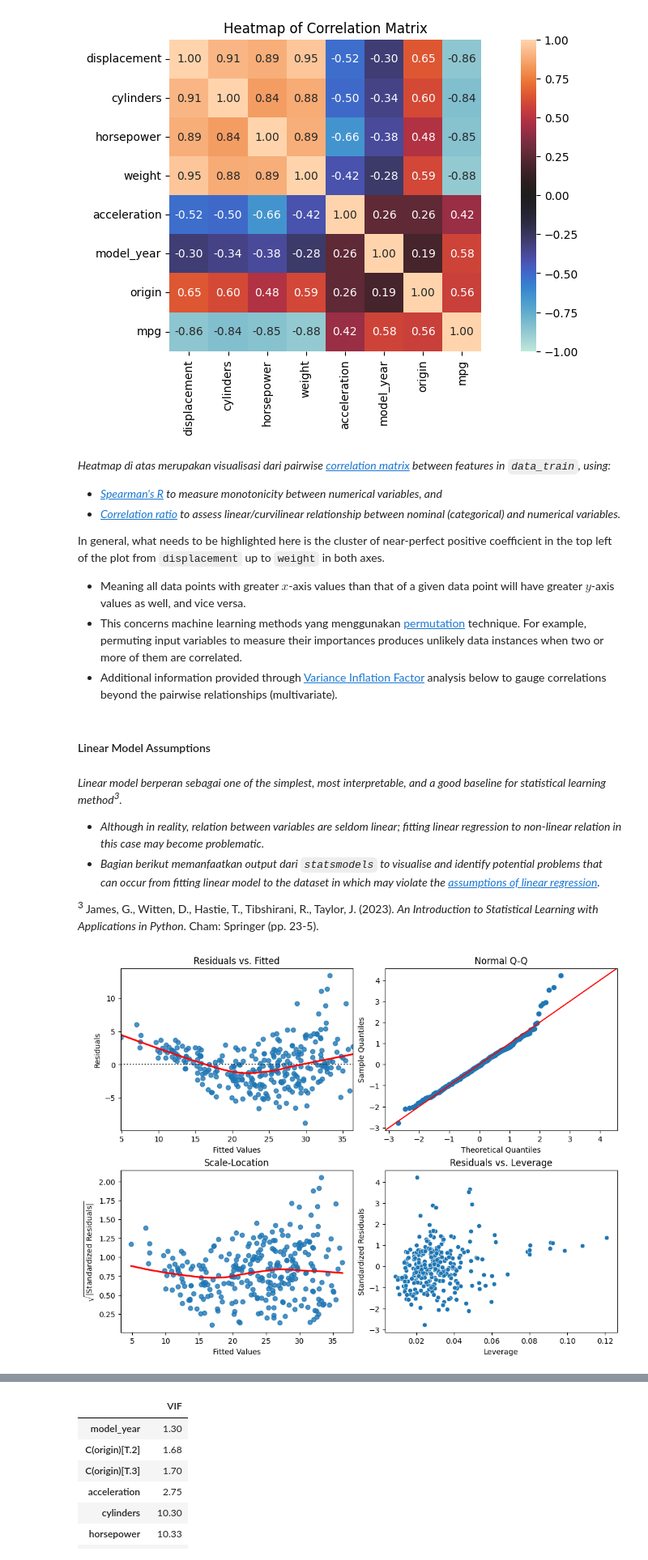
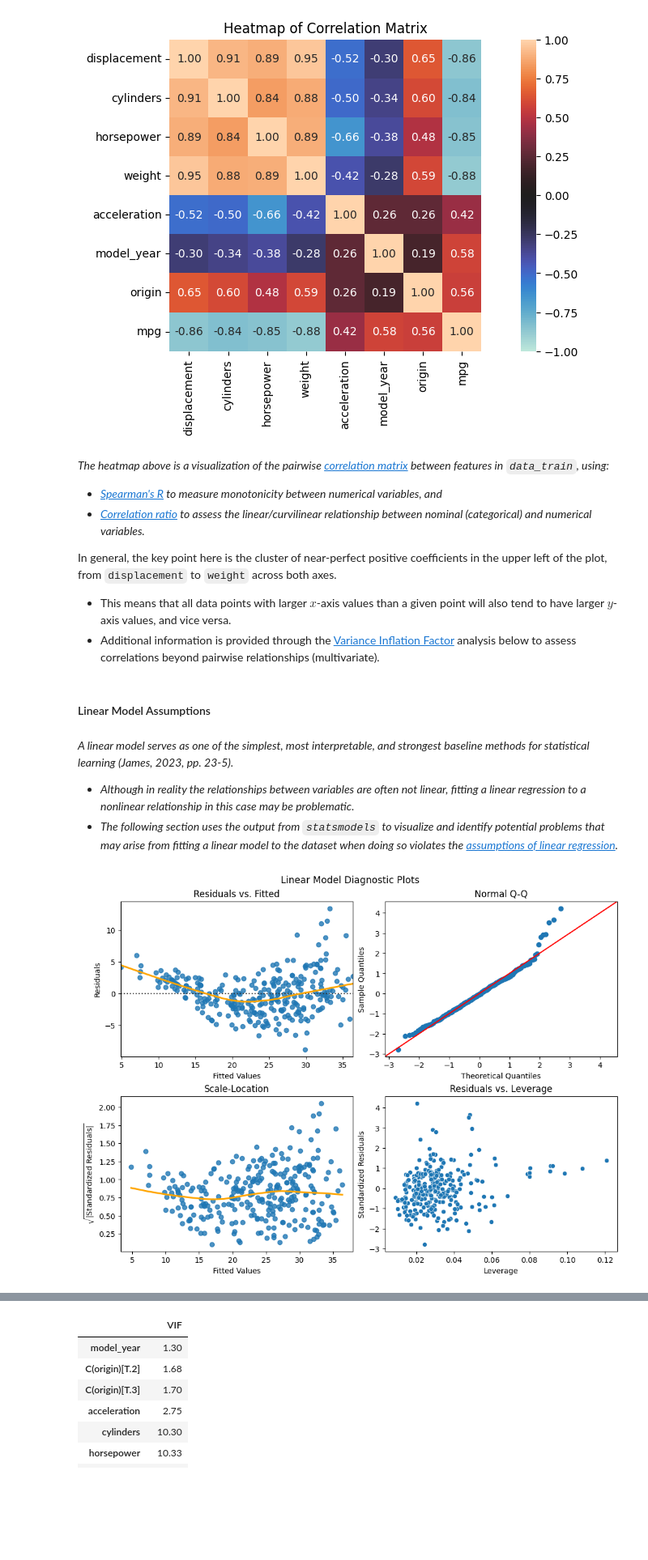
Before and after one commit to garudapaksi-yusuf/Auto_MPG_Prediction, a Jupyter notebook: notebook/notebook.ipynb, the cells around one changed output, grey strips where cells are left out. Shown at 81% size. Cells and saved outputs as stored; diff of their text form; code cells hidden in the pictures; blank space fills up the shorter version.

```diff
--- a/notebook/notebook.ipynb
+++ b/notebook/notebook.ipynb
@@ -248,8 +249,8 @@ df_mcar.transpose()
 # %%
 # discard missing data from dataset
-dropper = DropMissingData()
+transformer = DropMissingData()
 data_cleaned = pd.DataFrame(
-    dropper.fit_transform(data_matched),
-    columns=dropper.get_feature_names_out()
+    transformer.fit_transform(data_matched),
+    columns=transformer.get_feature_names_out()
 )
 # %% [markdown]
@@ -418,17 +419,17 @@ Beberapa insight dapat ditarik dari visualisasi sederhana ini seperti persebaran
 # %%
 # plot visualization for categorical variables
-categorical_columns = ["origin"]
+categorical_column = ["origin"]
 multiply_percent = 100
-axis_columns = 1
+columns = 1
 data_barplot = pd.concat([
-    data_train[categorical_columns].value_counts().sort_index(),
-    data_train[categorical_columns].value_counts(normalize=True).mul(multiply_percent)
-], axis=axis_columns)
+    data_train[categorical_column].value_counts().sort_index(),
+    data_train[categorical_column].value_counts(normalize=True).mul(multiply_percent)
+], axis=columns)
 axes = sns.barplot(data_barplot.reset_index(), x="origin", y="count")
 
 proportion_index, barplot_index = 1, 0
 labels = [
-    f"{round(value.get_height())}\n({round(data_barplot.iloc[index, proportion_index])}%)"
+    f"{round(value.get_height())}\n({round(data_barplot.iloc[index, proportion_index])}%))"
     for index, value in enumerate(axes.containers[barplot_index])
 ]
 axes.bar_label(axes.containers[barplot_index], labels=labels)
@@ -461,14 +462,14 @@ plt.figure(figsize=(width, height), layout="constrained")
 plt.suptitle("Twin Plot of Discrete Variables with MPG")
 
 # subset variables with discrete data type from numerical variables
-dependent_columns = "mpg"
-continuous_columns = continuous_train.drop(columns=dependent_columns).columns.tolist()
+dependent_column = "mpg"
+continuous_columns = continuous_train.drop(columns=dependent_column).columns.tolist()
 discrete_dependent_train = numerical_train.drop(columns=continuous_columns)
 
 # plot visualization for discrete variables
 nrows, ncols = 1, 2
-for count, column in enumerate(discrete_dependent_train, start=1):
-    if column != dependent_columns:
+for count, column in enumerate(discrete_dependent_train, start=start_enumerate):
+    if column != dependent_column:
         plt.subplot(nrows, ncols, count)
         kwargs = {"data": discrete_dependent_train, "x": column}
 
@@ -478,11 +479,11 @@ for count, column in enumerate(discrete_dependent_train, start=1):
         axes_twinx = axes.twinx()
         sns.pointplot(
             **kwargs,
-            y=dependent_columns,
+            y=dependent_column,
             estimator="median",
             errorbar="ci",
             seed=rng,
-            color="red",
+            color="orange",
             ax=axes_twinx,
         )
 # %% [output]
@@ -545,10 +546,10 @@ Untuk mengatasi permasalahan noisy rare values of `3 & 5` in `cylinders` variabl
 # %%
-# discard rare values from "cylinders" variable in dataset
-rare_variable, rare_values = "cylinders", [3, 5]
-dropper = DropValues(rare_variable, rare_values)
+# discard rare values from "cylinders" column in dataset
+rare_column, rare_values = "cylinders", [3, 5]
+dropper = DropValues(rare_column, rare_values)
 data_cleaned = pd.DataFrame(dropper.fit_transform(data_cleaned))
 
-rare_counts = data_cleaned[rare_variable].value_counts()
+rare_counts = data_cleaned[rare_column].value_counts()
 pd.DataFrame(rare_counts)
 # %% [output]
 |  | count |
@@ -579,14 +580,13 @@ plt.show()
 # %% [output]
 [figure]
 # %% [markdown]
-*Heatmap di atas merupakan visualisasi dari pairwise [correlation matrix](https://en.wikipedia.org/wiki/Correlation#Correlation_matrices) between features in `data_train`, using:*
+*The heatmap above is a visualization of the pairwise [correlation matrix](https://en.wikipedia.org/wiki/Correlation#Correlation_matrices) between features in `data_train`, using:*
 * *[Spearman's R](https://en.wikipedia.org/wiki/Spearman's_rank_correlation_coefficient) to measure monotonicity between numerical variables, and*
-* *[Correlation ratio](https://en.wikipedia.org/wiki/Correlation_ratio) to assess linear/curvilinear relationship between nominal (categorical) and numerical variables.*
+* *[Correlation ratio](https://en.wikipedia.org/wiki/Correlation_ratio) to assess the linear/curvilinear relationship between nominal (categorical) and numerical variables.*
 
-In general, what needs to be highlighted here is the cluster of near-perfect positive coefficient in the top left of the plot from `displacement` up to `weight` in both axes.
-* Meaning all data points with greater $x$-axis values than that of a given data point will have greater $y$-axis values as well, and vice versa.
-* This concerns machine learning methods yang menggunakan [permutation](https://scikit-learn.org/stable/modules/permutation_importance.html) technique. For example, permuting input variables to measure their importances produces unlikely data instances when two or more of them are correlated.
-* Additional information provided through [Variance Inflation Factor](#linear-model-assumption) analysis below to gauge correlations beyond the pairwise relationships (multivariate).
+In general, the key point here is the cluster of near-perfect positive coefficients in the upper left of the plot, from `displacement` to `weight` across both axes.
+* This means that all data points with larger $x$-axis values than a given point will also tend to have larger $y$-axis values, and vice versa.
+* Additional information is provided through the [Variance Inflation Factor](#linear-model-assumption) analysis below to assess correlations beyond pairwise relationships (multivariate).
 # %% [markdown]
 #### Linear Model Assumptions
 # %%
@@ -606,11 +606,9 @@ resid_norm = influence.resid_studentized_internal
 resid_norm_abs_sqrt = np.sqrt(np.abs(resid_norm))
 leverage = influence.hat_matrix_diag
 # %% [markdown]
-*Linear model berperan sebagai one of the simplest, most interpretable, and a good baseline for statistical learning method<sup>3</sup>.*
-* *Although in reality, relation between variables are seldom linear; fitting linear regression to non-linear relation in this case may become problematic.*
-* *Bagian berikut memanfaatkan output dari `statsmodels` to visualise and identify potential problems that can occur from fitting linear model to the dataset in which may violate the [assumptions of linear regression](https://en.wikipedia.org/wiki/Ordinary_least_squares#Assumptions).*
-
-<sup>3</sup> James, G., Witten, D., Hastie, T., Tibshirani, R., Taylor, J. (2023). *An Introduction to Statistical Learning with Applications in Python*. Cham: Springer (pp. 23-5).
+*A linear model serves as one of the simplest, most interpretable, and strongest baseline methods for statistical learning (James, 2023, pp. 23-5).*
+* *Although in reality the relationships between variables are often not linear, fitting a linear regression to a nonlinear relationship in this case may be problematic.*
+* *The following section uses the output from `statsmodels` to visualize and identify potential problems that may arise from fitting a linear model to the dataset when doing so violates the [assumptions of linear regression](https://en.wikipedia.org/wiki/Ordinary_least_squares#Assumptions).*
 # %%
 # visualize diagnostics for linear model assumptions
 width, height = 10, 7.5
@@ -625,39 +623,40 @@ ax = sns.residplot(
     x=y_pred,
     y=resid,
     lowess=True, # smooth fit to the residuals for easier identification of trends
-    line_kws={"color": "red"},
+    line_kws={"color": "orange"},
     ax=axes["residuals"],
 )
 ax.set_title("Residuals vs. Fitted")
 ax.set_xlabel("Fitted Values")
 ax.set_ylabel("Residuals")
 
 sm.qqplot(resid_norm, line="45", ax=axes["qqplot"])
 axes["qqplot"].set_title("Normal Q-Q")
 
 ax = sns.regplot(
     x=y_pred,
     y=resid_norm_abs_sqrt,
     lowess=True,
-    line_kws={"color": "red"},
+    line_kws={"color": "orange"},
     ax=axes["scale_location"]
 )
 ax.set_title("Scale-Location")
 ax.set_xlabel("Fitted Values")
 ax.set_ylabel("$\\sqrt{|\\text{Standardized Residuals}|}$", fontsize=10)
 
 ax = sns.scatterplot(
     x=leverage,
     y=resid_norm,
     ax=axes["influence"],
 )
 ax.set_title("Residuals vs. Leverage")
 ax.set_xlabel("Leverage")
 ax.set_ylabel("Standardized Residuals")
 
+plt.suptitle("Linear Model Diagnostic Plots", fontsize=12.5)
 plt.show()
 # %% [output]
-[figure, old version]
+[figure, new version]
 # %% [markdown]
 1. Residual vs. Fitted plot is a useful tool for identifying [linear combination](https://en.wikipedia.org/wiki/Linear_combination) of the regression parameters resulting in mean values of the response variable.
     * *Given a linear regression model consisting of multiple variables, residuals are plotted using the formula of $e^i = y^i − \hat{y}^i$ versus predicted (fitted) values $y^i$.*
```
Also changed, not shown: parts of 80 cells of this notebook, 7 other files.
